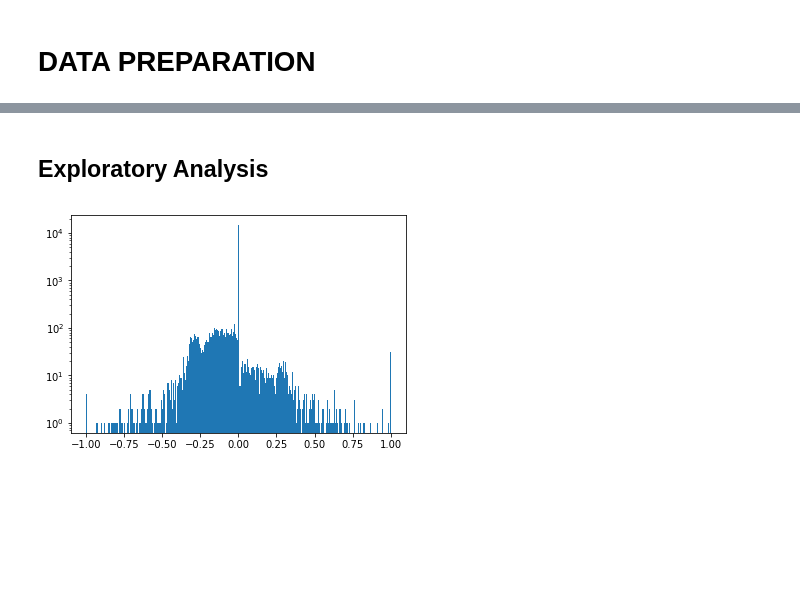
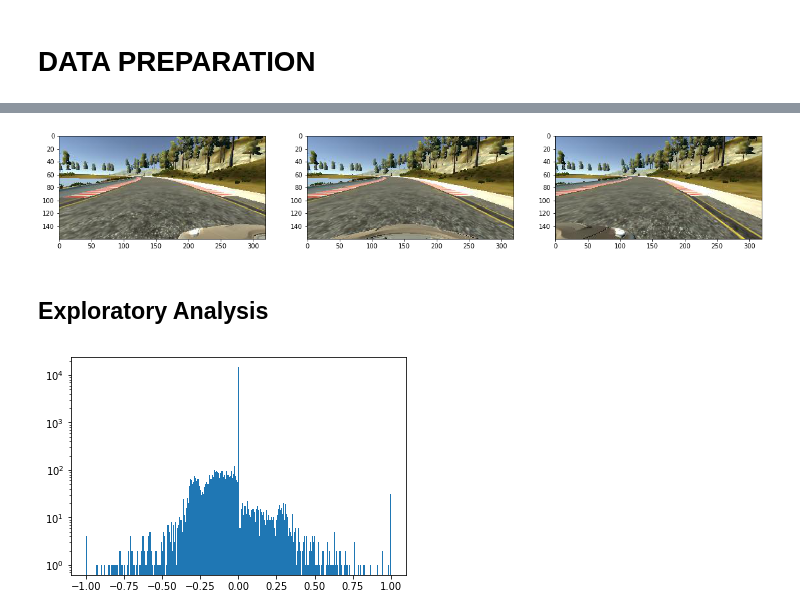
Before and after one commit to atchireddi/CarND-BehavioralCloning, a Jupyter notebook: 2p1_DataPreparation.ipynb, the cells around one changed output, grey strips where cells are left out. Drawn from its saved outputs; the diff is of its cells as text; code cells hidden in the pictures; blank space fills up the shorter version.

```diff
--- a/2p1_DataPreparation.ipynb
+++ b/2p1_DataPreparation.ipynb
@@ -66,6 +66,17 @@ pddf.head(10)
 | 7 | center_2017_01_31_11_28_53_626.jpg | left_2017_01_31_11_28_53_626.jpg | right_2017_01_31_11_28_53_626.jpg | 0.0 | 0.0 | 0 | 0.000079 |
 | 8 | center_2017_01_31_11_28_53_733.jpg | left_2017_01_31_11_28_53_733.jpg | right_2017_01_31_11_28_53_733.jpg | 0.0 | 0.0 | 0 | 0.000078 |
 | 9 | center_2017_01_31_11_28_53_843.jpg | left_2017_01_31_11_28_53_843.jpg | right_2017_01_31_11_28_53_843.jpg | 0.0 | 0.0 | 0 | 0.000078 |
+# %%
+canvas = plt.figure(figsize=(20,10))
+plt.subplot(131)
+plt.imshow(plt.imread(training_dir+pddf['left'].values[100]))
+plt.subplot(132)
+plt.imshow(plt.imread(training_dir+pddf['center'].values[100]))
+plt.subplot(133)
+plt.imshow(plt.imread(training_dir+pddf['right'].values[100]))
+canvas.savefig('./output_images/leftCenterRightImage.jpg')
+# %% [output]
+[figure, added]
 # %% [markdown]
 ##  Exploratory Analysis
 # %%
```
Also changed, not shown: parts of 3 cells of this notebook.
